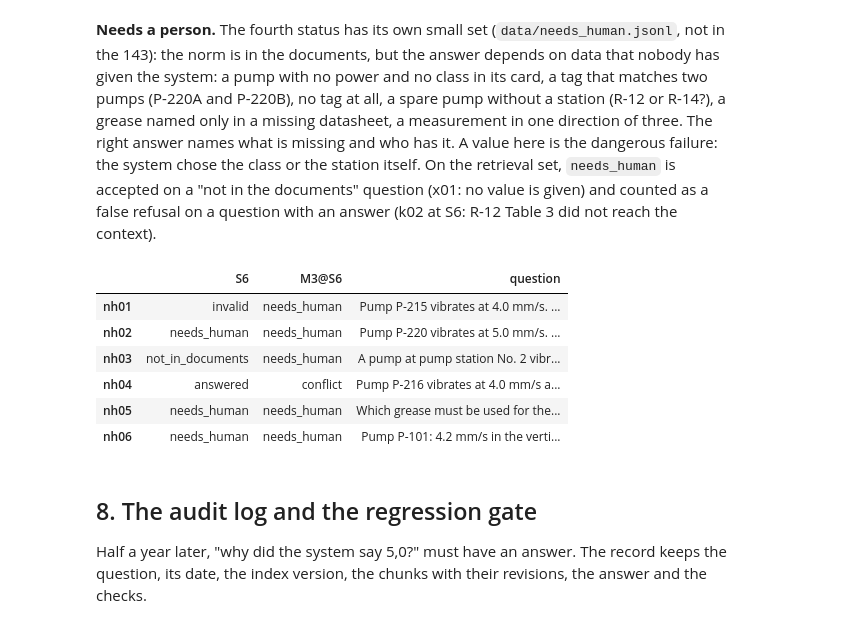
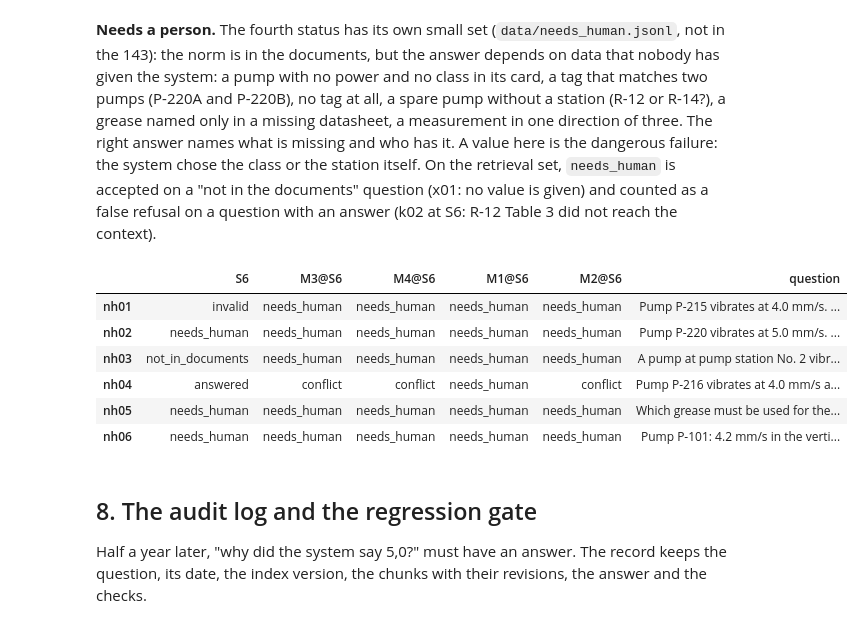
Before and after one commit to Industrial-AI-Research-Lab/course-ml-for-industry-data, a Jupyter notebook: practice-04-rag/reference/practice_04_executed.ipynb, the cells around one changed output. Saved outputs shown, nothing was run; the diff lists cells and outputs as text; code cells hidden in the pictures.

Commit message:
practice 4: dense and hybrid search (e5-mistral), cross-encoder rows

```diff
--- a/practice-04-rag/reference/practice_04_executed.ipynb
+++ b/practice-04-rag/reference/practice_04_executed.ipynb
@@ -482,7 +491,8 @@ from plant_assistant.applicability import equipment_context
 
 # single questions: live if the course model answers (the reranker too), replay otherwise
 system_live = System(chunks, answer_client=live, rerank_client=live if LIVE else replay["rerank"],
-                     translate_client=live if LIVE else replay["translate"])
+                     translate_client=live if LIVE else replay["translate"], cross_client=replay["crossencoder"],
+                     vectors=VECTORS)
 for name in ("S2", "S3"):
     rec = system_live.run_case(case_by_id["p01"], CONFIGS[name])
     display(Markdown(f"**{name}** · {case_by_id['p01'].question_ru} · scope: {rec['scope'] or 'none'}"),
@@ -615,7 +627,2 @@ how they work; we look at where they help.
 
 > **Chat:** "Will a reranker fix the point-in-time slice? yes / no"
-# %%
-for name in ("S6", "M1t", "M3@S0", "M3@S6"):
-    run(name)
-table = reval.ablation(scores, previous)
-table[table.config.isin(["S0", "M1t", "M3@S0", "S6", "M3@S6"])][cols].fillna("")
@@ -637,0 +629,7 @@ reval.by_slice({k: scores[k] for k in ("S0", "M3@S0", "S6", "M3@S6")}, "correct"
+# %%
+MECH = ["S0", "M1@S0", "M2@S0", "M3@S0", "M4@S0", "S6", "M1@S6", "M2@S6", "M3@S6", "M4@S6"]
+for name in ["M1t"] + MECH:
+    if name not in scores and (VECTORS is not None or CONFIGS[name].retriever == "bm25"):
+        run(name)
+table = reval.ablation(scores, previous)
+table[table.config.isin(MECH + ["M1t"])][cols].fillna("")
@@ -672,14 +703,0 @@ The cell below runs M1 and M2 when vectors are there.
-# %%
-from dataclasses import replace
-
-from plant_assistant.search import VectorStore
-
-if vectors:
-    system.vectors = VectorStore(vectors[0])
-    system.vectors.check(system.index_version)
-    for name in ("M1@S0", "M2@S0", "M1@S6", "M2@S6"):
-        run(name)
-    previous.update({"M1@S0": "S0", "M2@S0": "S0", "M1@S6": "S6", "M2@S6": "S6"})
-    display(reval.ablation(scores, previous)[cols].fillna(""))
-else:
-    print("No vectors: M1 and M2 are TODO in the reference table too.")
@@ -816,20 +850,20 @@ reach the context).
 # %%
 from plant_assistant import DATA_DIR
 
 needs_human = load_cases(DATA_DIR / "needs_human.jsonl")
 rows = {}
-for name in ("S6", "M3@S6"):
-    recs = system_live.run(needs_human, CONFIGS[name], workers=4, progress=False)
+for name in ["S6", "M3@S6", "M4@S6"] + (["M1@S6", "M2@S6"] if VECTORS is not None else []):
+    recs = system.run(needs_human, CONFIGS[name], workers=4, progress=False)
     rows[name] = {r["case_id"]: (r.get("answer") or {}).get("status", "invalid") for r in recs}
 pd.DataFrame(rows).assign(question=[c.question_en for c in needs_human])
 # %% [output]
-|  | S6 | M3@S6 | question |
-| nh01 | invalid | needs_human | Pump P-215 vibrates at 4.0 mm/s. ... |
-| nh02 | needs_human | needs_human | Pump P-220 vibrates at 5.0 mm/s. ... |
-| nh03 | not_in_documents | needs_human | A pump at pump station No. 2 vibr... |
-| nh04 | answered | conflict | Pump P-216 vibrates at 4.0 mm/s a... |
-| nh05 | needs_human | needs_human | Which grease must be used for the... |
-| nh06 | needs_human | needs_human | Pump P-101: 4.2 mm/s in the verti... |
+|  | S6 | M3@S6 | M4@S6 | M1@S6 | M2@S6 | question |
+| nh01 | invalid | needs_human | needs_human | needs_human | needs_human | Pump P-215 vibrates at 4.0 mm/s. ... |
+| nh02 | needs_human | needs_human | needs_human | needs_human | needs_human | Pump P-220 vibrates at 5.0 mm/s. ... |
+| nh03 | not_in_documents | needs_human | needs_human | needs_human | needs_human | A pump at pump station No. 2 vibr... |
+| nh04 | answered | conflict | conflict | needs_human | conflict | Pump P-216 vibrates at 4.0 mm/s a... |
+| nh05 | needs_human | needs_human | needs_human | needs_human | needs_human | Which grease must be used for the... |
+| nh06 | needs_human | needs_human | needs_human | needs_human | needs_human | Pump P-101: 4.2 mm/s in the verti... |
 # %% [markdown]
 ## 8. The audit log and the regression gate
 
```
Also changed, not shown: parts of 22 cells of this notebook, 28 other files.
